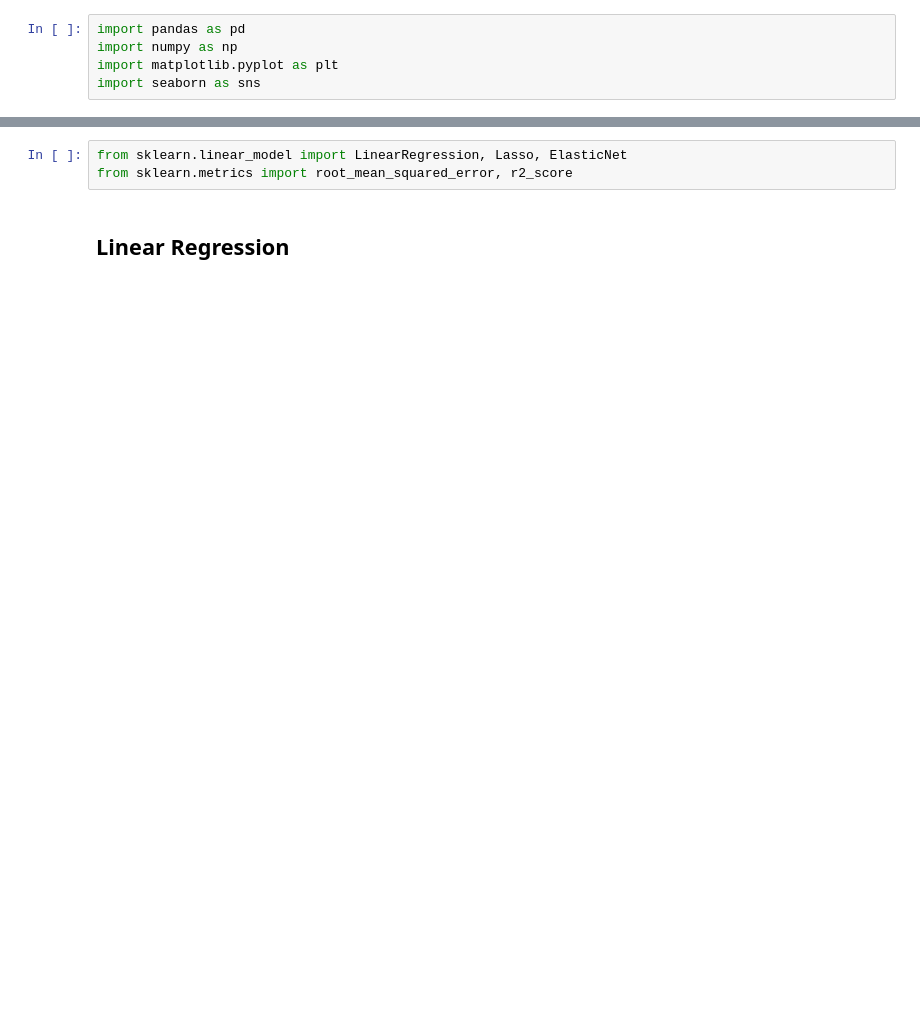
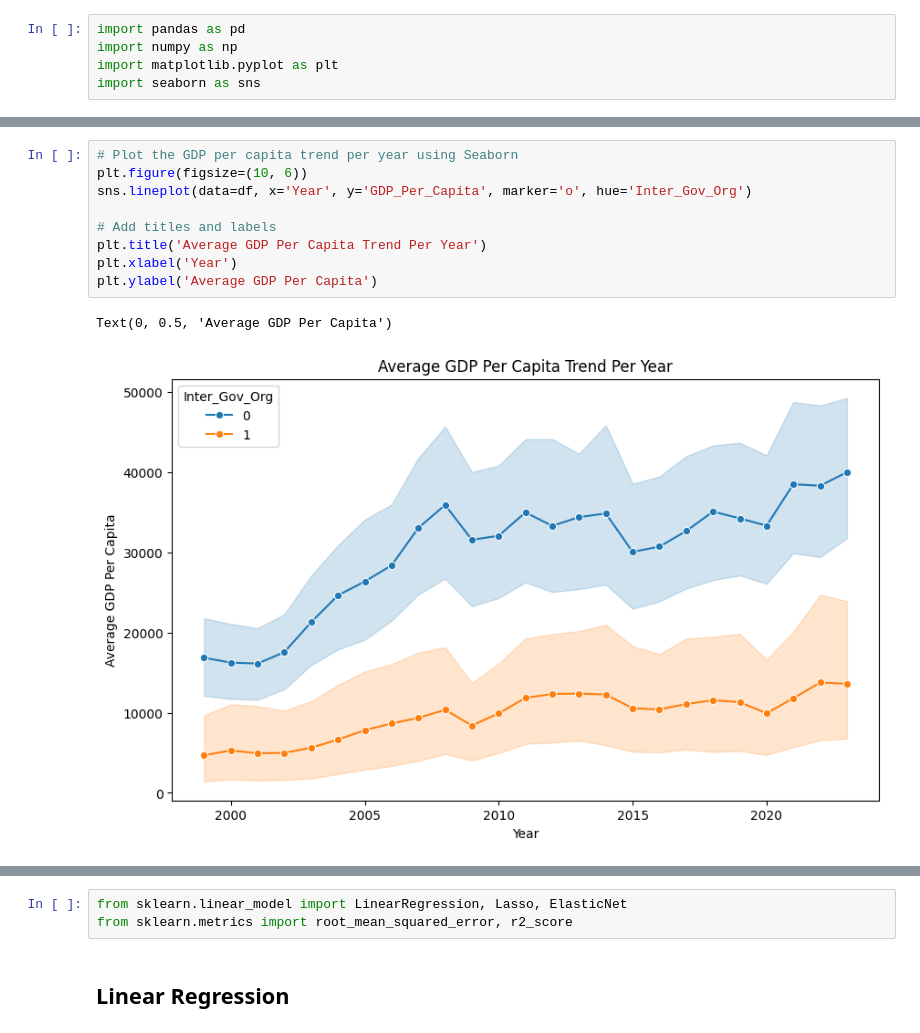
Before and after one commit to koto253/Data_Science_Portfolio, a Jupyter notebook: modeling.ipynb, the cells around one changed output, grey strips where cells are left out. Cells and saved outputs as stored; diff of their text form; blank space fills up the shorter version.

```diff
--- a/modeling.ipynb
+++ b/modeling.ipynb
@@ -16,0 +77,12 @@ df.head()
+# %%
+# Plot the GDP per capita trend per year using Seaborn
+plt.figure(figsize=(10, 6))
+sns.lineplot(data=df, x='Year', y='GDP_Per_Capita', marker='o', hue='Inter_Gov_Org')
+
+# Add titles and labels
+plt.title('Average GDP Per Capita Trend Per Year')
+plt.xlabel('Year')
+plt.ylabel('Average GDP Per Capita')
+# %% [output]
+Text(0, 0.5, 'Average GDP Per Capita')
+[figure, added]
```
Also changed, not shown: parts of 33 cells of this notebook, 6 other files.
